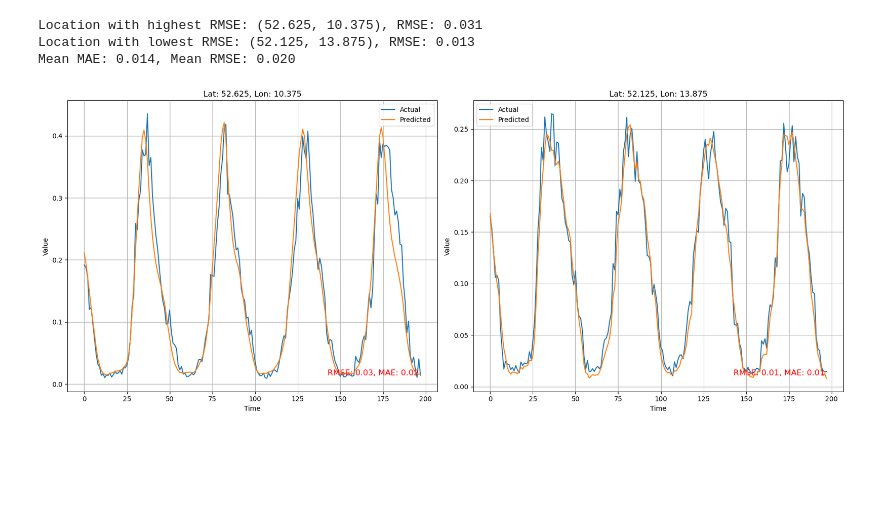
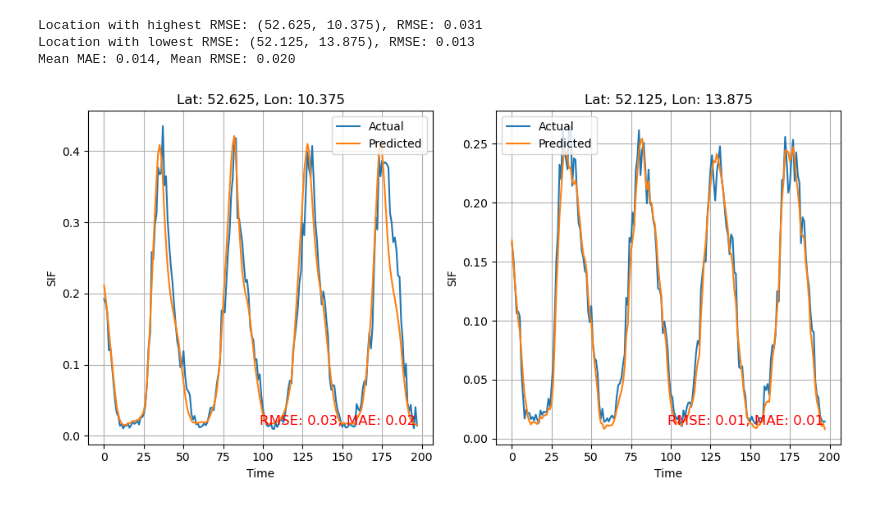
Before and after one commit to luismaecker/LSTM-SIF, a Jupyter notebook: main_copy.ipynb, the cells around one changed output. Drawn from its saved outputs; the diff is of its cells as text; code cells hidden in the pictures; blank space fills up the shorter version.

Commit message:
Time series plotting

```diff
--- a/main_copy.ipynb
+++ b/main_copy.ipynb
@@ -619,7 +567,7 @@ def plot_multiple_results(results_dict, keys_to_plot=None, time_index=None):
     num_cols = 2
     num_rows = (num_plots + 1) // num_cols
 
-    fig, axes = plt.subplots(num_rows, num_cols, figsize=(17, num_rows * 7))
+    fig, axes = plt.subplots(num_rows, num_cols, figsize=(10, num_rows * 5))
     if num_rows * num_cols > 1:
         axes = axes.flatten()  # Flatten the axes array for easier iteration
     else:
@@ -633,32 +581,32 @@ def plot_multiple_results(results_dict, keys_to_plot=None, time_index=None):
         mae = data_dict['evaluation']['mae']
         rmse = data_dict['evaluation']['rmse']
 
         # Assuming lat_lon keys are in the format "(lat, lon)" and need to be converted from string
         lat, lon = eval(lat_lon)  # Convert the string key back to tuple if necessary
 
         # Generate a time index from the length of the testY data if not provided
         if time_index is None:
             time_index = range(len(testY))
 
         ax.plot(time_index, testY, label="Actual")
         ax.plot(time_index, forecasts, label="Predicted")
         ax.set_title(f"Lat: {lat}, Lon: {lon}")
         ax.set_xlabel("Time")
-        ax.set_ylabel("Value")
+        ax.set_ylabel("SIF")
         ax.legend()
         ax.grid(True)
 
         # Add RMSE and MAE to the corner
         ax.text(0.95, 0.05, f"RMSE: {rmse:.2f}, MAE: {mae:.2f}",
                 verticalalignment='bottom', horizontalalignment='right',
                 transform=ax.transAxes, color='red', fontsize=12)
 
     # Adjust the layout to prevent overlap and make sure all plots are visible
     plt.tight_layout()
     plt.show()
 
 
 
 plot_multiple_results(results_dict, keys_to_plot=[highest_rmse_location, lowest_rmse_location])
 # %% [output]
-[figure, old version]
+[figure, new version]
```
Also changed, not shown: parts of 7 cells of this notebook, 11 other files.
